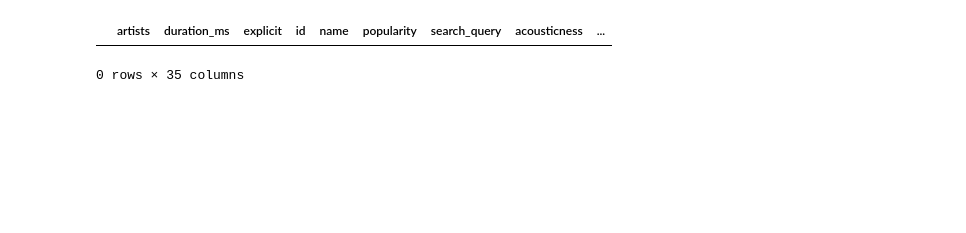
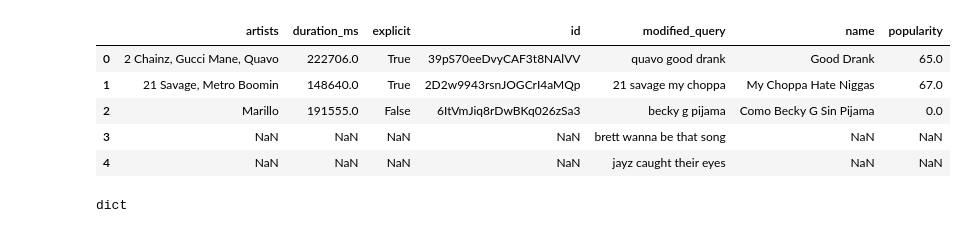
Before and after one commit to cjenniferwong/song_evaluation, a Jupyter notebook: ETL/manually searching for songs that are missing data.ipynb, the cells around one changed output. Cells and saved outputs as stored; diff of their text form; code cells hidden in the pictures; blank space fills up the shorter version.

```diff
--- a/ETL/manually searching for songs that are missing data.ipynb
+++ b/ETL/manually searching for songs that are missing data.ipynb
@@ -8,6 +7,10 @@ import json
 # %%
-missing = pd.read_csv('../data/missing_data_songs.csv')
+missing = pd.read_csv('data/missing_modified_results.csv')
 missing.head()
 # %% [output]
-|  | artists | duration_ms | explicit | id | name | popularity | search_query | acousticness | ... |
+|  | artists | duration_ms | explicit | id | modified_query | name | popularity |
+| 0 | 2 Chainz, Gucci Mane, Quavo | 222706.0 | True | 39pS70eeDvyCAF3t8NAlVV | quavo good drank | Good Drank | 65.0 |
+| 1 | 21 Savage, Metro Boomin | 148640.0 | True | 2D2w9943rsnJOGCrI4aMQp | 21 savage my choppa | My Choppa Hate Niggas | 67.0 |
+| 2 | Marillo | 191555.0 | False | 6ItVmJiq8rDwBKq026zSa3 | becky g pijama | Como Becky G Sin Pijama | 0.0 |
+| 3 | NaN | NaN | NaN | NaN | brett wanna be that song | NaN | NaN |
+| 4 | NaN | NaN | NaN | NaN | jayz caught their eyes | NaN | NaN |
-0 rows × 35 columns
@@ -13,0 +19,5 @@ missing.head()
+# %%
+test_results = sp.search(q=missing['modified_query'].values[0])
+type(test_results)
+# %% [output]
+dict
```
Also changed, not shown: parts of 16 cells of this notebook, 9 other files.
